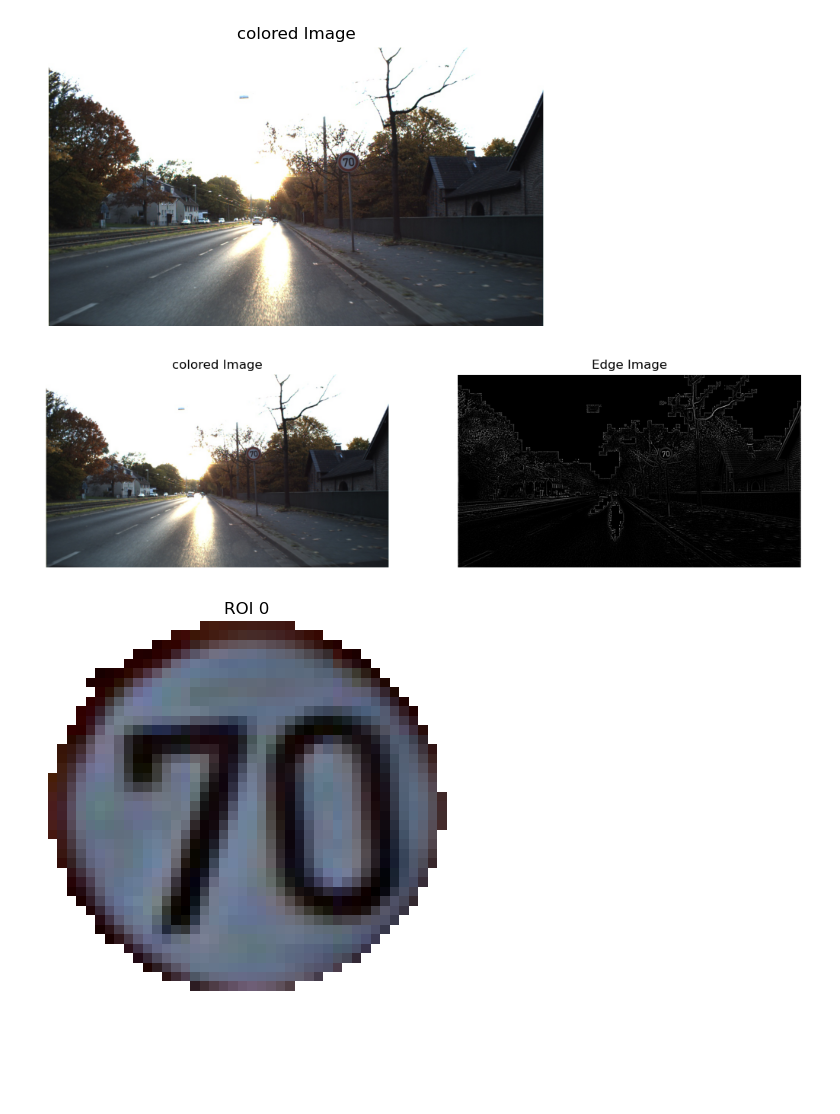
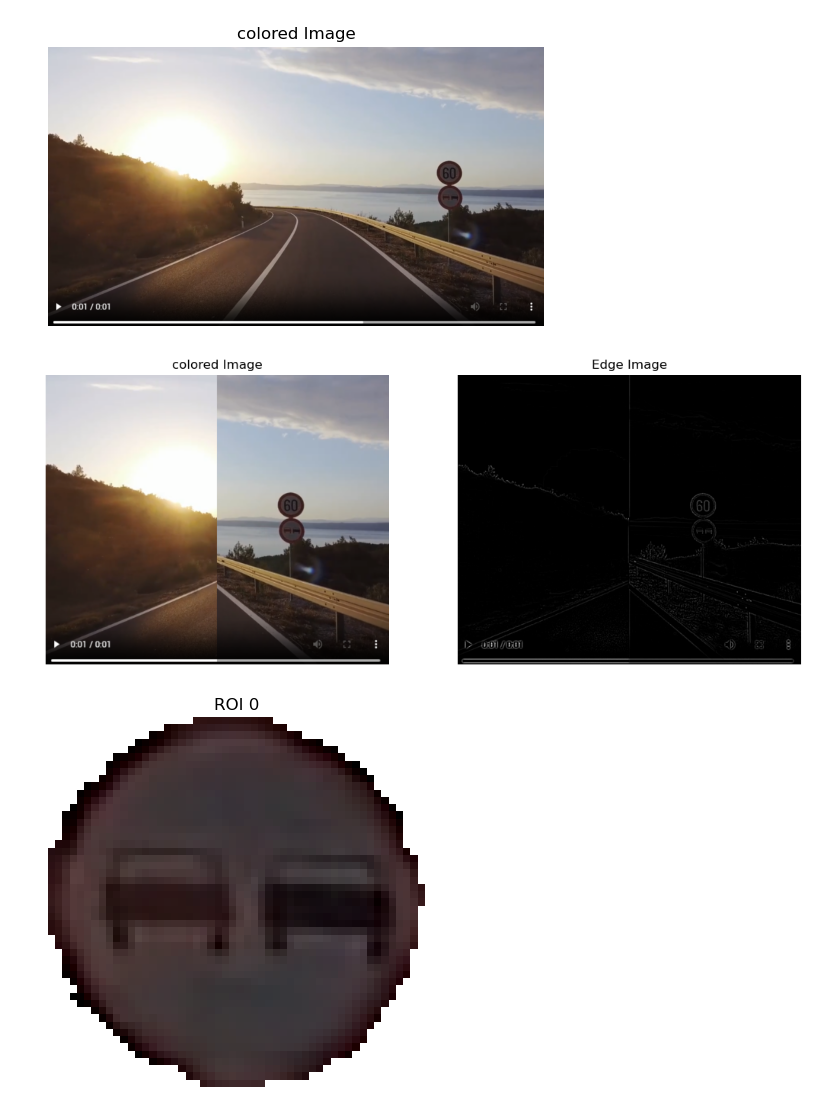
Before and after one commit to ahmedsaad562000/Hdy_3sahn_T3dy, a Jupyter notebook: full_pipeline/full.ipynb, the cells around one changed output. Cells and saved outputs as stored; diff of their text form; code cells hidden in the pictures; blank space fills up the shorter version.

```diff
--- a/full_pipeline/full.ipynb
+++ b/full_pipeline/full.ipynb
@@ -112,33 +112,33 @@ def extract_roi(edge_image, colored_image):
 # %%
 '''
 Testing
 '''
 # Load the image
-image = io.imread("../dataset/tc/00181.jpg")
+image = io.imread("../dataset/testcase11.PNG")
 
 image = cv2.resize(image, (1280, 720))
 
 pp.show_images([image], ["colored Image"])
 
 img = cv2.hconcat([image[:, :(image.shape[1] // 3)]  , image[:, 2 * (image.shape[1] // 3):]])
 # img = img[img.shape[0] // 3: 2 * (img.shape[0] // 3), :]
 
 # Convert the image to grayscale
-gray_image = pp.gray_image(image)
+gray_image = pp.gray_image(img)
 
 equalized_image = pp.HistogramEqualization(gray_image)
 
 # Apply edge detection
 edge_image = pp.LoGEdgeDetection(equalized_image)
 
-pp.show_images([image, edge_image], ["colored Image", "Edge Image"])
+pp.show_images([img, edge_image], ["colored Image", "Edge Image"])
 
 # Extract ROIs
-rois = extract_roi(edge_image, image)
+rois = extract_roi(edge_image, img)
 
 for i in range(len(rois)):
   pp.show_images([rois[i]], [f"ROI {i}"])
 # %% [output]
-[figure, old version]
+[figure, new version]
-[figure, old version]
+[figure, new version]
-[figure, old version]
+[figure, new version]
```
Also changed, not shown: parts of 2 cells of this notebook, 22 other files.
